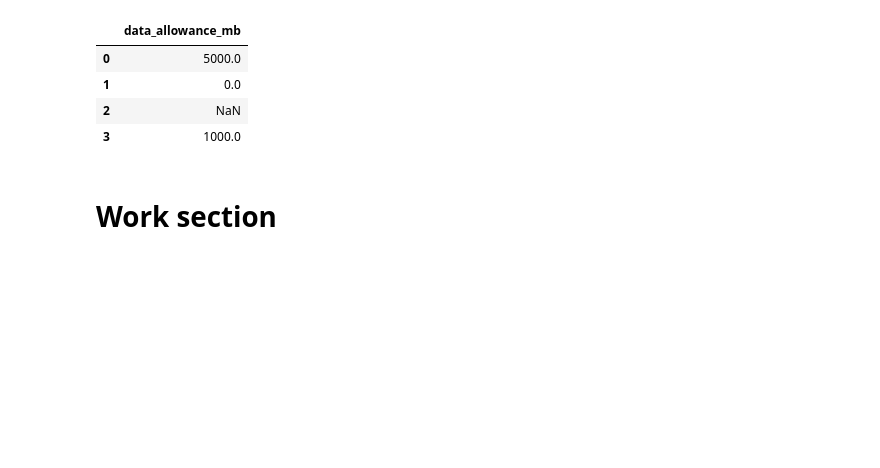
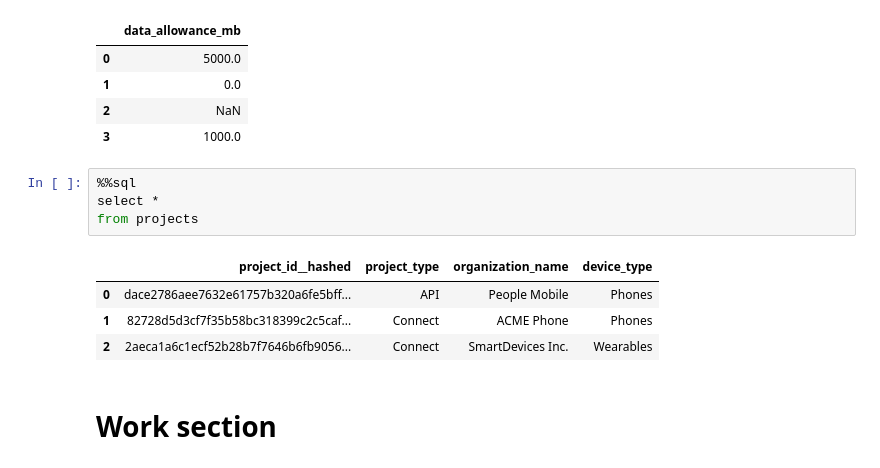
Before and after one commit to gigs-hiring/data-analyst-hiring, a Jupyter notebook: analysis.ipynb, the cells around one changed output. Drawn from its saved outputs; the diff is of its cells as text; blank space fills up the shorter version.

```diff
--- a/analysis.ipynb
+++ b/analysis.ipynb
@@ -266,6 +268,15 @@ group by 1
 | 1 | 0.0 |
 | 2 | NaN |
 | 3 | 1000.0 |
+# %%
+%%sql
+select *
+from projects
+# %% [output]
+|  | project_id__hashed | project_type | organization_name | device_type |
+| 0 | dace2786aee7632e61757b320a6fe5bff... | API | People Mobile | Phones |
+| 1 | 82728d5d3cf7f35b58bc318399c2c5caf... | Connect | ACME Phone | Phones |
+| 2 | 2aeca1a6c1ecf52b28b7f7646b6fb9056... | Connect | SmartDevices Inc. | Wearables |
 # %% [markdown]
 # Work section
 # %%
```
Also changed, not shown: parts of 16 cells of this notebook, 2 other files.
